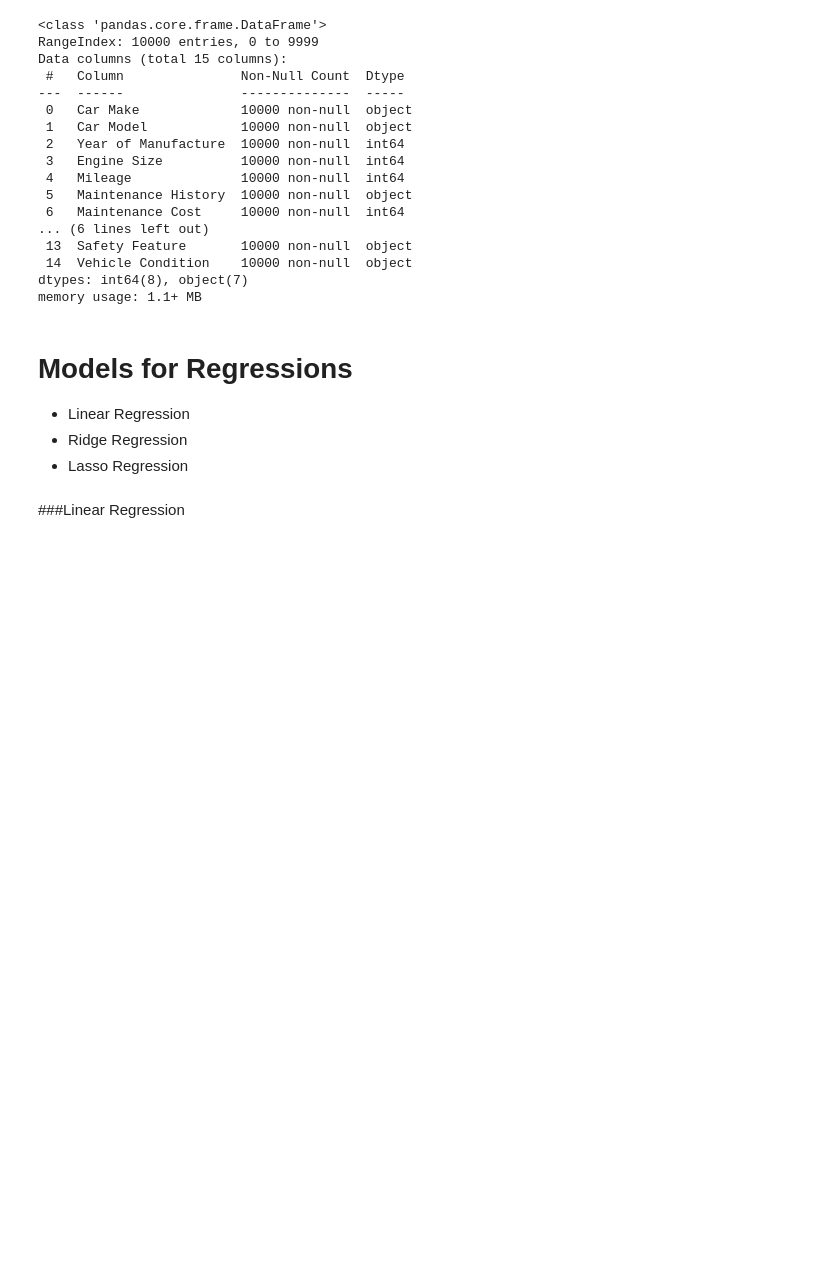
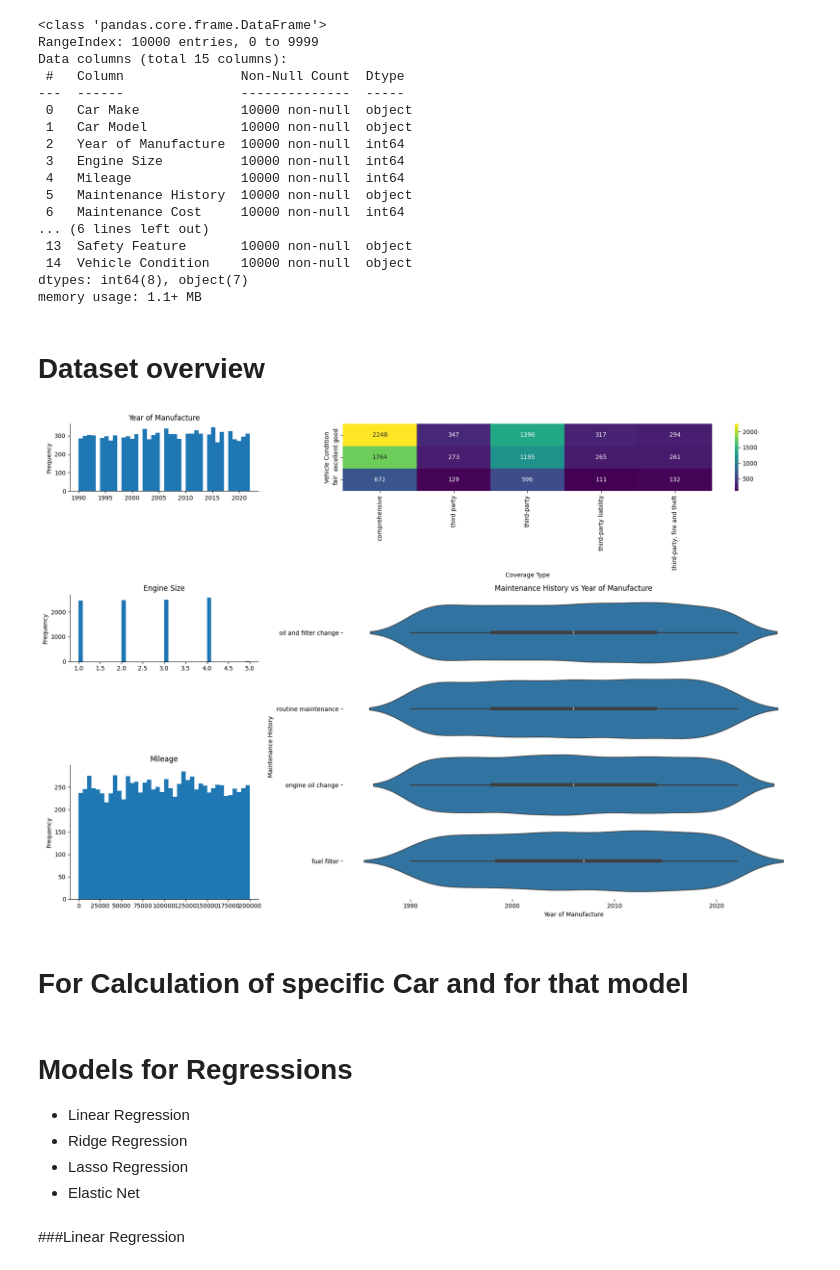
Before and after one commit to VrajPatel18011/202418011, a Jupyter notebook: Project_Feature_Finder.ipynb, the cells around one changed output. Drawn from its saved outputs; the diff is of its cells as text; code cells hidden in the pictures; blank space fills up the shorter version.

```diff
--- a/Project_Feature_Finder.ipynb
+++ b/Project_Feature_Finder.ipynb
@@ -66,3 +70,48 @@ Data columns (total 15 columns):
  14  Vehicle Condition    10000 non-null  object
 dtypes: int64(8), object(7)
 memory usage: 1.1+ MB
+# %% [markdown]
+# Dataset overview
+# %%
+import pandas as pd
+import seaborn as sns
+import matplotlib.pyplot as plt
+from matplotlib.gridspec import GridSpec
+
+# Load dataset
+df = pd.read_excel("/content/drive/MyDrive/Project/car_dataset.xlsx")
+
+# Set up the figure with GridSpec
+fig = plt.figure(figsize=(18, 12))
+gs = GridSpec(nrows=3, ncols=3, width_ratios=[1, 1, 1], height_ratios=[1, 1, 2])
+
+# Plot histograms for 'Year of Manufacture', 'Engine Size', and 'Mileage'
+for i, column in enumerate(['Year of Manufacture', 'Engine Size', 'Mileage']):
+    ax = fig.add_subplot(gs[i, 0])
+    df[column].plot(kind='hist', bins=40, ax=ax, title=column)
+    ax.spines[['top', 'right']].set_visible(False)
+
+# Heatmap for 'Coverage Type' vs 'Vehicle Condition'
+ax_heatmap = fig.add_subplot(gs[0, 1:])
+df_2dhist = pd.DataFrame({
+    x_label: grp['Vehicle Condition'].value_counts()
+    for x_label, grp in df.groupby('Coverage Type')
+})
+sns.heatmap(df_2dhist, cmap='viridis', ax=ax_heatmap, annot=True, fmt='d')
+ax_heatmap.set_xlabel('Coverage Type')
+ax_heatmap.set_ylabel('Vehicle Condition')
+
+# Violin plot for 'Maintenance History' vs 'Year of Manufacture'
+ax_violin = fig.add_subplot(gs[1:, 1:])
+figsize = (12, 1.2 * len(df['Maintenance History'].unique()))
+sns.violinplot(data=df, x='Year of Manufacture', y='Maintenance History', inner='box', ax=ax_violin)
+sns.despine(top=True, right=True, bottom=True, left=True, ax=ax_violin)
+ax_violin.set_title('Maintenance History vs Year of Manufacture')
+
+# Adjust layout
+plt.tight_layout()
+plt.show()
+# %% [output]
+[figure, added]
+# %% [markdown]
+# For Calculation of specific Car and for that model
@@ -73,6 +126,7 @@ memory usage: 1.1+ MB
 *   Linear Regression
 *   Ridge Regression
 *   Lasso Regression
+*   Elastic Net
 # %% [markdown]
 ###Linear Regression
 # %%
```
Also changed, not shown: parts of 9 cells of this notebook.
